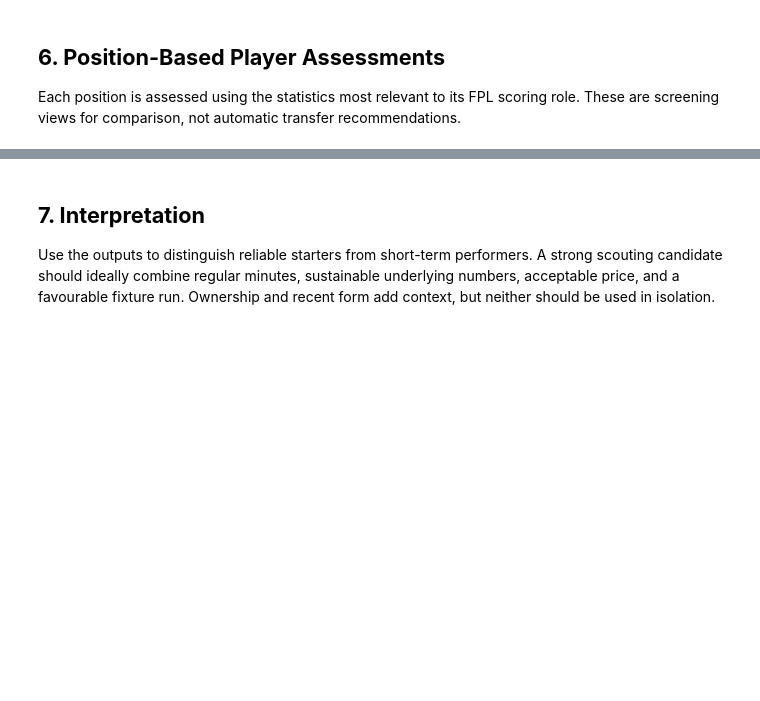
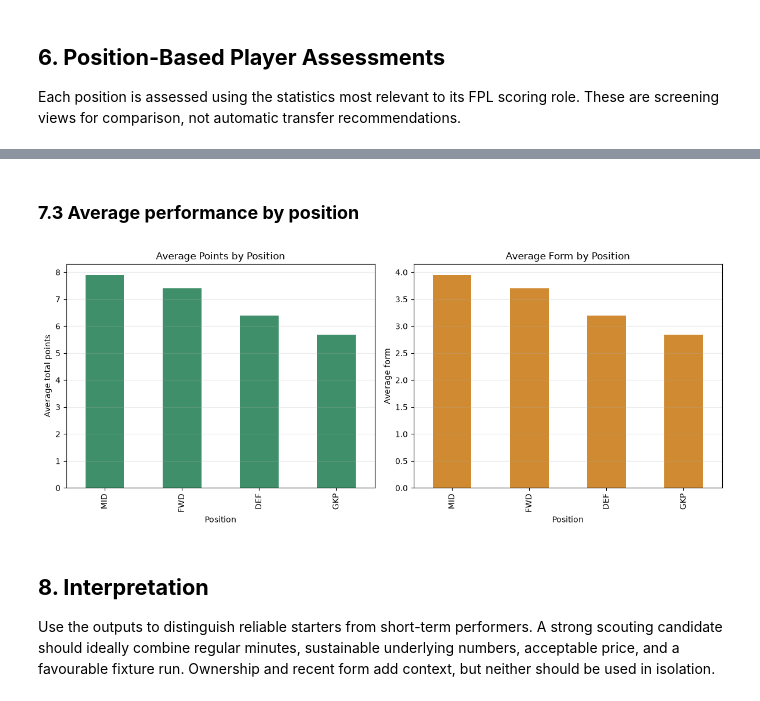
Before and after one commit to Kiletta/FPL-Fantasy-Scout, a Jupyter notebook: Deeper_Player_Scouting.ipynb, the cells around one changed output, grey strips where cells are left out. Cells and saved outputs as stored; diff of their text form; code cells hidden in the pictures; blank space fills up the shorter version.

Commit message:
Implement code changes to enhance functionality and improve performance

```diff
--- a/Deeper_Player_Scouting.ipynb
+++ b/Deeper_Player_Scouting.ipynb
@@ -480,4 +583,48 @@ print(attackers[[
+# %% [markdown]
+### **7.3 Average performance by position**
+# %%
+
+position_plot = (
+    players_df[players_df["minutes"] >= MIN_MINUTES]
+    .groupby("position", as_index=False)
+    .agg(
+        average_points=("total_points", "mean"),
+        average_price=("price", "mean"),
+        average_form=("form", "mean"),
+    )
+    .sort_values("average_points", ascending=False)
+)
+
+fig, axes = plt.subplots(1, 2, figsize=(12, 5))
+position_plot.plot.bar(
+    x="position",
+    y="average_points",
+    ax=axes[0],
+    color="#3f8f6b",
+    legend=False,
+)
+position_plot.plot.bar(
+    x="position",
+    y="average_form",
+    ax=axes[1],
+    color="#d08b32",
+    legend=False,
+)
+
+axes[0].set_title("Average Points by Position")
+axes[0].set_xlabel("Position")
+axes[0].set_ylabel("Average total points")
+axes[1].set_title("Average Form by Position")
+axes[1].set_xlabel("Position")
+axes[1].set_ylabel("Average form")
+for axis in axes:
+    axis.grid(axis="y", alpha=0.25)
+
+plt.tight_layout()
+plt.show()
+# %% [output]
+[figure, added]
 # %% [markdown]
-## **7. Interpretation**
+## **8. Interpretation**
 
 Use the outputs to distinguish reliable starters from short-term performers. A strong scouting candidate should ideally combine regular minutes, sustainable underlying numbers, acceptable price, and a favourable fixture run. Ownership and recent form add context, but neither should be used in isolation.
```
Also changed, not shown: parts of 22 cells of this notebook.
